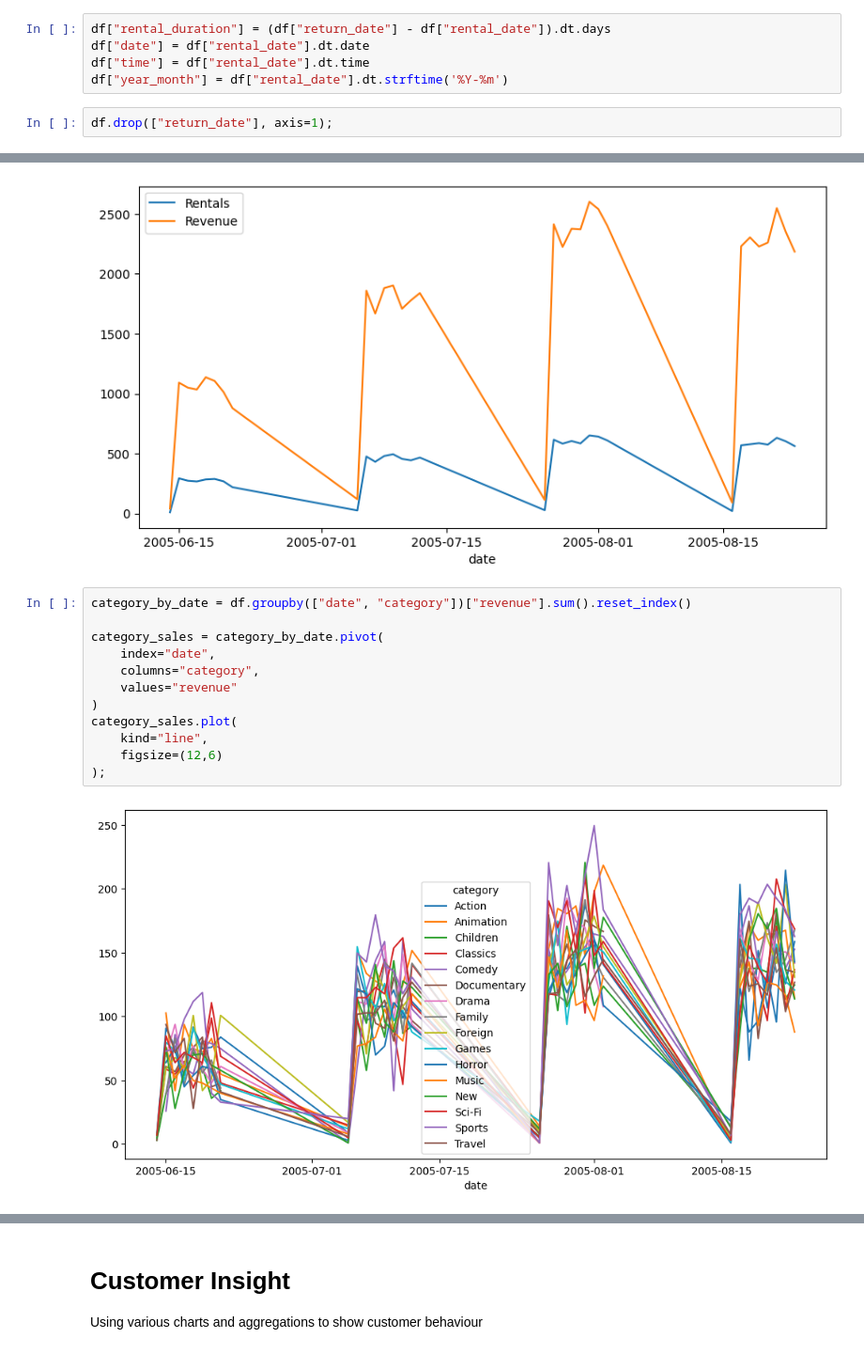
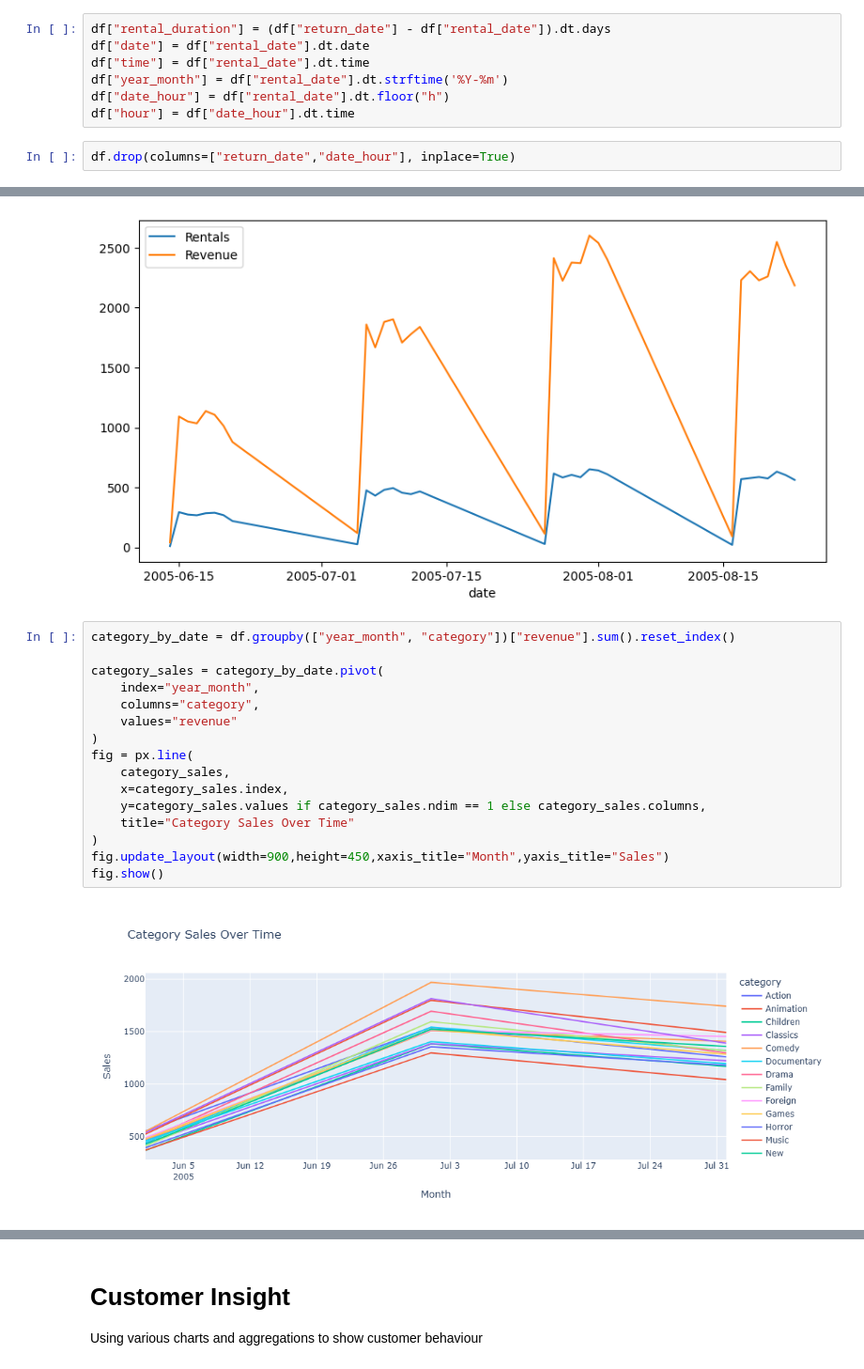
Before and after one commit to kwiver/dvd_rental, a Jupyter notebook: dvd_rental.ipynb, the cells around one changed output, grey strips where cells are left out. Shown at 94% size. Cells and saved outputs as stored; diff of their text form.

```diff
--- a/dvd_rental.ipynb
+++ b/dvd_rental.ipynb
@@ -65,8 +65,10 @@ df["rental_duration"] = (df["return_date"] - df["rental_date"]).dt.days
 df["date"] = df["rental_date"].dt.date
 df["time"] = df["rental_date"].dt.time
 df["year_month"] = df["rental_date"].dt.strftime('%Y-%m')
+df["date_hour"] = df["rental_date"].dt.floor("h")
+df["hour"] = df["date_hour"].dt.time
 # %%
-df.drop(["return_date"], axis=1);
+df.drop(columns=["return_date","date_hour"], inplace=True)
 # %%
 df.head()
 # %% [output]
@@ -254,17 +256,21 @@ date
 2005-08-23      563  2184.37
 [figure]
 # %%
-category_by_date = df.groupby(["date", "category"])["revenue"].sum().reset_index()
+category_by_date = df.groupby(["year_month", "category"])["revenue"].sum().reset_index()
 
 category_sales = category_by_date.pivot(
-    index="date",
+    index="year_month",
     columns="category",
     values="revenue"
 )
-category_sales.plot(
-    kind="line",
-    figsize=(12,6)
-);
+fig = px.line(
+    category_sales,
+    x=category_sales.index,
+    y=category_sales.values if category_sales.ndim == 1 else category_sales.columns,
+    title="Category Sales Over Time"
+)
+fig.update_layout(width=900,height=450,xaxis_title="Month",yaxis_title="Sales")
+fig.show()
 # %% [output]
-[figure, old version]
+[figure, new version]
 # %%
```
Also changed, not shown: parts of 16 cells of this notebook, 3 other files.
